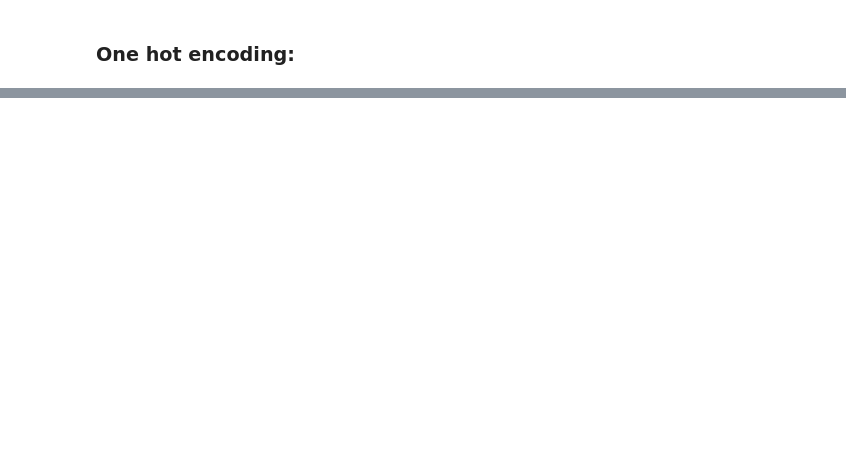
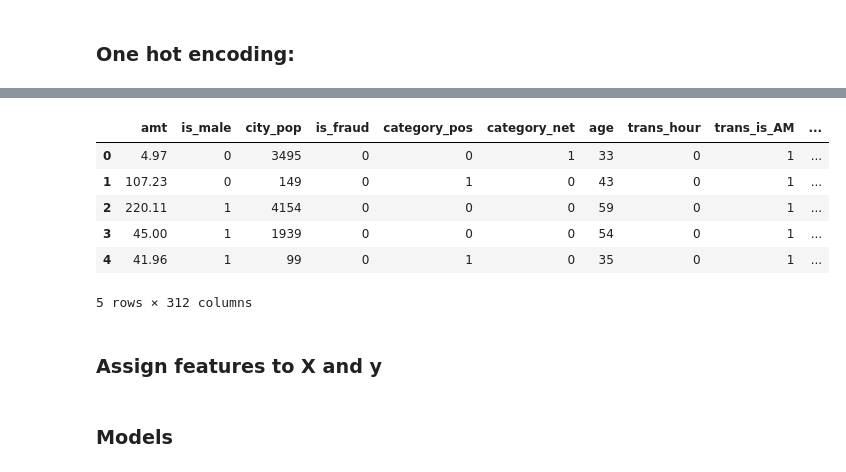
Before and after one commit to puneetsran/mastercard_fraud, a Jupyter notebook: mastercard_fraud.ipynb, the cells around one changed output, grey strips where cells are left out. Cells and saved outputs as stored; diff of their text form; code cells hidden in the pictures; blank space fills up the shorter version.

Commit message:
prepare data for models, do feature engineering

```diff
--- a/mastercard_fraud.ipynb
+++ b/mastercard_fraud.ipynb
@@ -628,0 +957,7 @@ df.head(2)
+# %%
+data_cat = df[cat_features]
+# %%
+for col in cat_features:
+    col_encoded = pd.get_dummies(df[col], prefix=col, drop_first=True)
+    data_cat = pd.concat([data_cat, col_encoded], axis = 1)
+    data_cat.drop(col, axis = 1, inplace = True)
@@ -628,0 +978,2 @@ df.head(2)
+# %%
+num_features = [col for col in df.columns if df[col].dtype != 'object']
@@ -628,0 +995,15 @@ df.head(2)
+# %%
+# concat
+df_final = pd.concat([df.loc[:,num_features], data_cat], axis = 1)
+# %%
+df_final.head()
+# %% [output]
+|  | amt | is_male | city_pop | is_fraud | category_pos | category_net | age | trans_hour | trans_is_AM | ... |
+| 0 | 4.97 | 0 | 3495 | 0 | 0 | 1 | 33 | 0 | 1 | ... |
+| 1 | 107.23 | 0 | 149 | 0 | 1 | 0 | 43 | 0 | 1 | ... |
+| 2 | 220.11 | 1 | 4154 | 0 | 0 | 0 | 59 | 0 | 1 | ... |
+| 3 | 45.00 | 1 | 1939 | 0 | 0 | 0 | 54 | 0 | 1 | ... |
+| 4 | 41.96 | 1 | 99 | 0 | 1 | 0 | 35 | 0 | 1 | ... |
+5 rows × 312 columns
+# %% [markdown]
+### Assign features to X and y
@@ -628,0 +1020,2 @@ df.head(2)
+# %% [markdown]
+### Models
```
Also changed, not shown: parts of 100 cells of this notebook.
